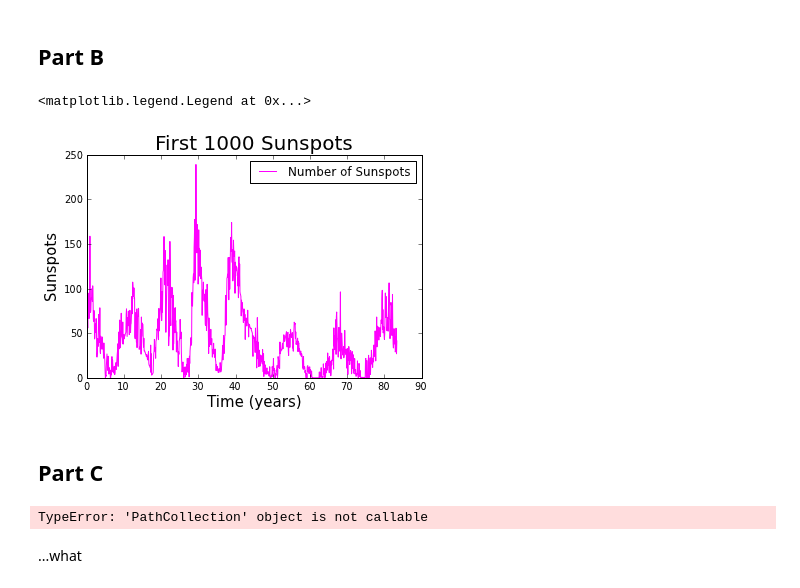
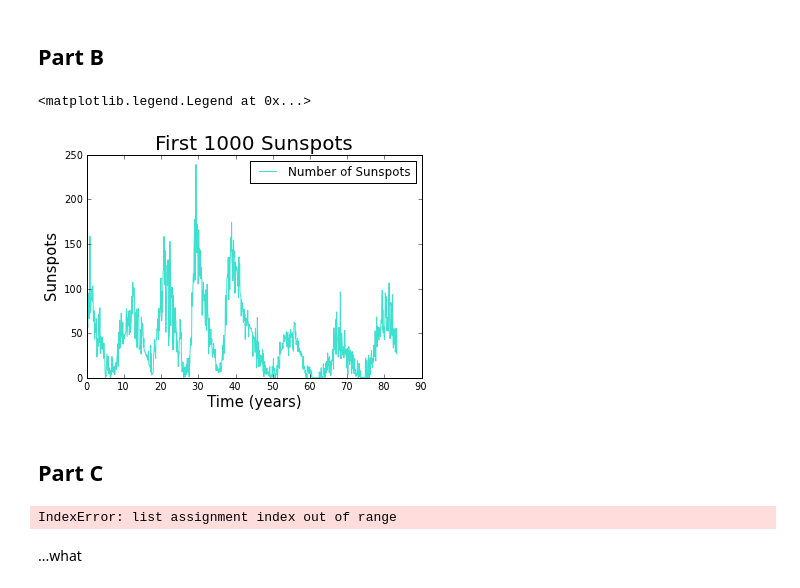
Before and after one commit to dcrose/PHYS202-S13, a Jupyter notebook: Week3/GraphicsEx2.ipynb, the cells around one changed output. Drawn from its saved outputs; the diff is of its cells as text; code cells hidden in the pictures.

```diff
--- a/Week3/GraphicsEx2.ipynb
+++ b/Week3/GraphicsEx2.ipynb
@@ -97,28 +97,29 @@ Part B
 # %%
 Z = x[:1001]
 W = y[:1001]
-plot(Z/12,W,color="magenta",linewidth=1,label="Number of Sunspots")
+plot(Z/12,W,color="turquoise",linewidth=1,label="Number of Sunspots")
 
 xlabel("Time (years)",fontsize=15)
 ylabel("Sunspots",fontsize=15)
 title("First 1000 Sunspots",fontsize = 20)
 legend()
 # %% [output]
 <matplotlib.legend.Legend at 0x...>
-[figure, old version]
+[figure, new version]
 # %% [markdown]
 Part C
 -
 # %%
-t = np.zeros(1000)
-s = np.zeros(1000)
-average = np.zeros(1000)
+t = np.zeros(1001)
+s = np.zeros(1001)
+average = []
 total = 0
 for i in range(1000):
     t[i] = Z[i]
     s[i] = W[i]
     total += W[i]
     average[i] = total/i
+
 
 plot(t,s,color="green",linewidth=1,label="Number of Sunspots")
 plot(t,average,color="red",linewidth=1,label="Running Average")
@@ -128,7 +129,7 @@ ylabel("Sunspots",fontsize=15)
 title("First 1000 Sunspots",fontsize = 20)
 legend()
 # %% [output]
-TypeError: 'PathCollection' object is not callable
+IndexError: list assignment index out of range
 # %% [markdown]
 ...what
 # %% [markdown]
```
Also changed, not shown: parts of 3 cells of this notebook.
